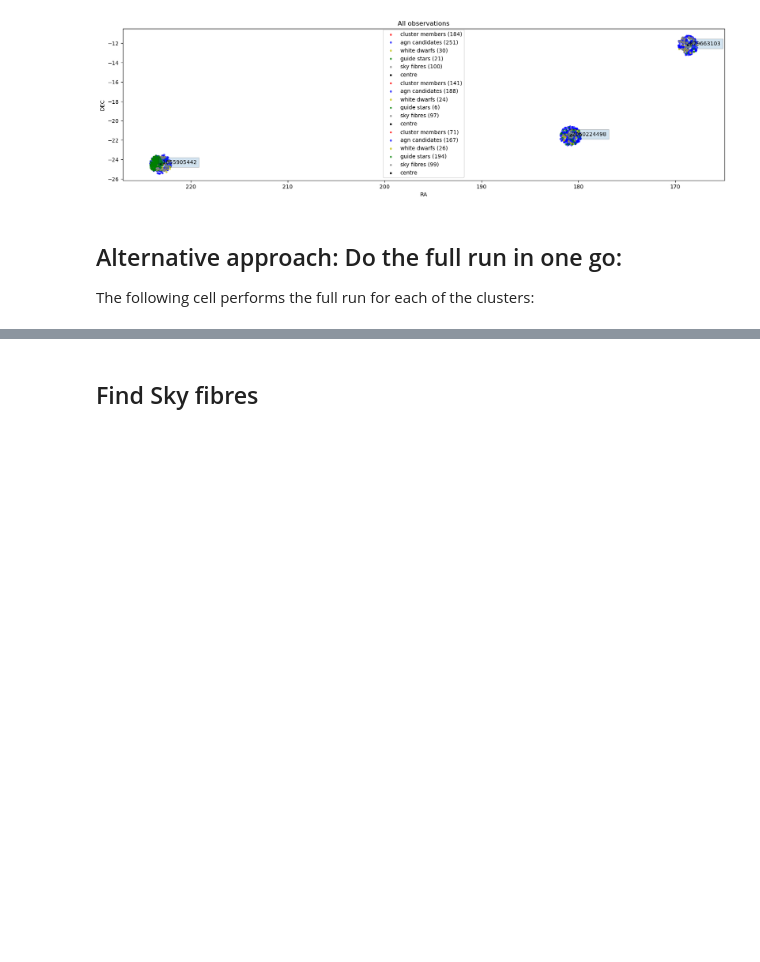
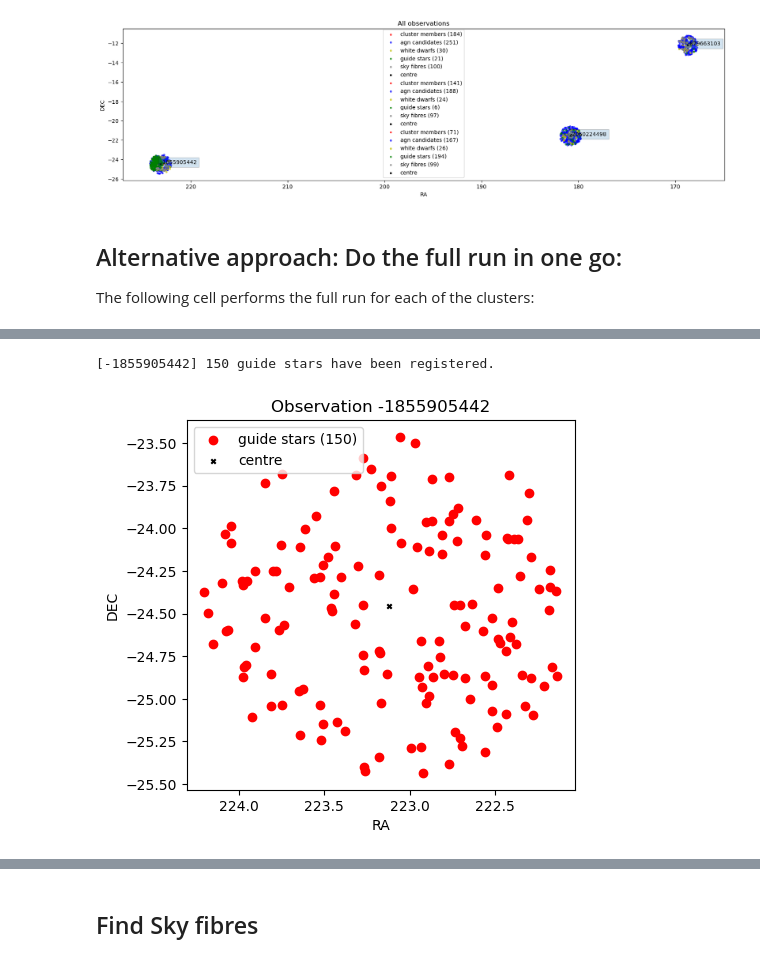
Before and after one commit to FBalzerMPE/aat_target_file_construction, a Jupyter notebook: 0_target_file_construction.ipynb, the cells around one changed output, grey strips where cells are left out. Cells and saved outputs as stored; diff of their text form; code cells hidden in the pictures; blank space fills up the shorter version.

```diff
--- a/0_target_file_construction.ipynb
+++ b/0_target_file_construction.ipynb
@@ -293,0 +280,7 @@ WARNING: MergeConflictWarning: Cannot merge meta key 'EXTNAME' types <class 'str
+# %%
+target_container.get_guide_stars(GUIDE_R_MIN, GUIDE_R_MAX, GUIDE_PM_MAX, verbose=VERBOSE)
+fig, ax = plt.subplots()
+target_container.plot_sources_on_ax(ax, types=["guide_stars"])
+# %% [output]
+[-1855905442] 150 guide stars have been registered.
+[figure, added]
```
Also changed, not shown: parts of 3 cells of this notebook, 1 other file.
